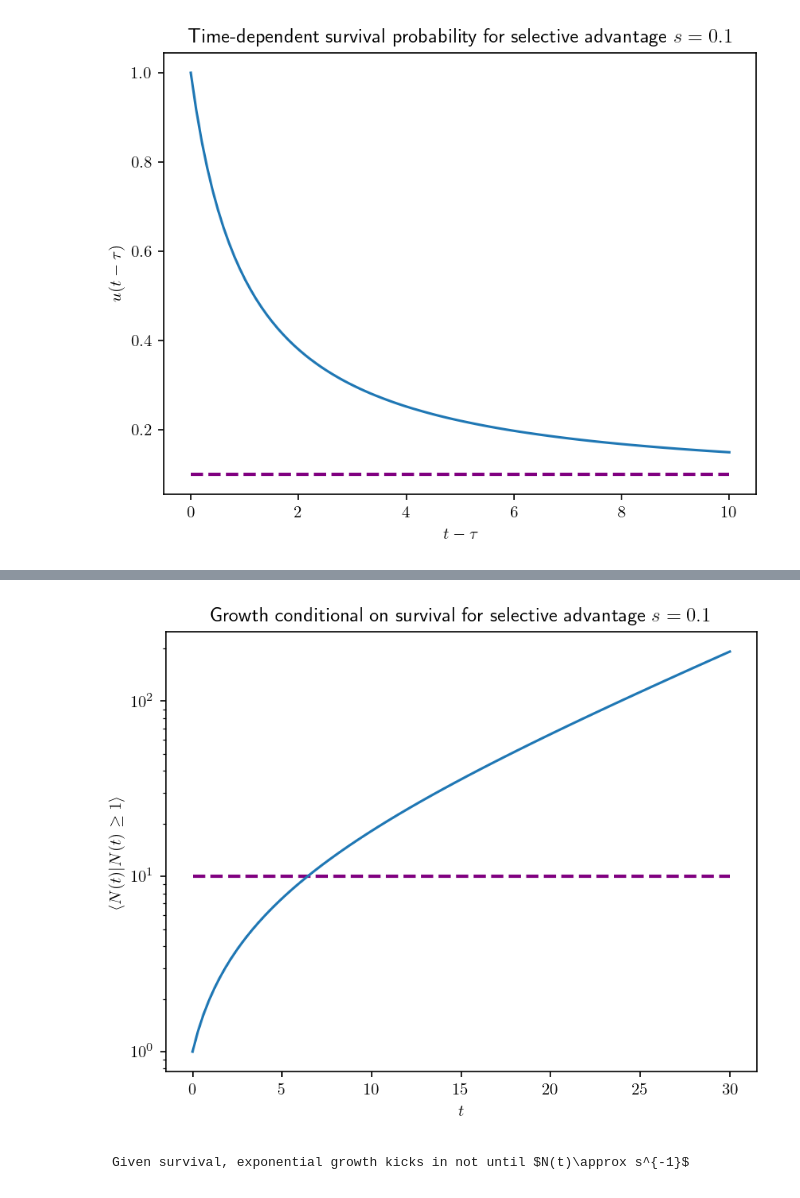
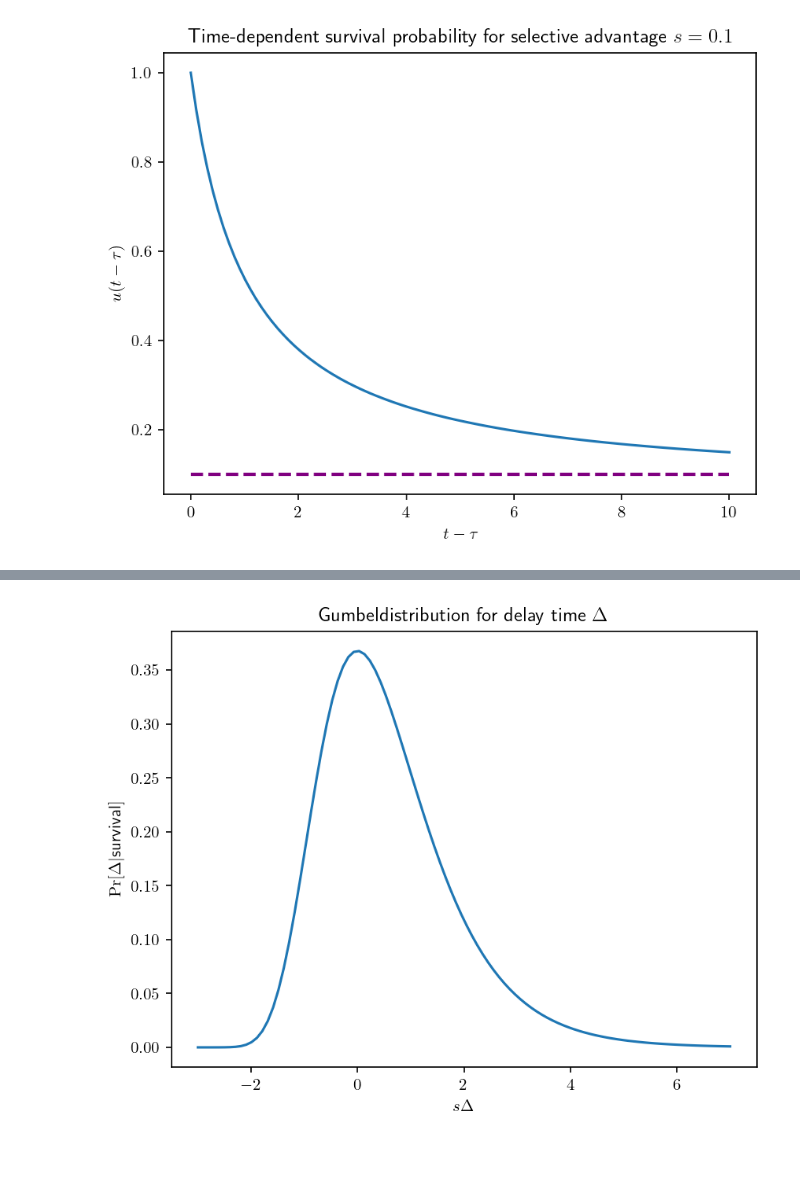
Before and after one commit to Hallatscheklab/PAM, a Jupyter notebook: _build/jupyter_execute/Branching-processes-nb.ipynb, the cells around one changed output, grey strips where cells are left out. Saved outputs shown, nothing was run; the diff lists cells and outputs as text; code cells hidden in the pictures; blank space fills up the shorter version.

````diff
--- a/_build/jupyter_execute/Branching-processes-nb.ipynb
+++ b/_build/jupyter_execute/Branching-processes-nb.ipynb
@@ -68,0 +84,27 @@ plt.show()
+# %%
+import numpy as np
+import matplotlib.pyplot as plt
+# allow TeX
+plt.rcParams['text.usetex'] = True
+plt.figure(dpi=150)
+
+s = 0.1
+tmax = 30
+t = np.linspace(start=0, stop=tmax, num=100)
+y = 1+(np.exp(s*t)-1)/s
+
+yapprox = np.exp(s*t)/s
+
+
+# Add title and axis names
+plt.title(r'Expected Growth conditional on survival for selective advantage $s = 0.1$')
+plt.xlabel(r'$t $')
+plt.ylabel(r'$\langle N(t)|N(t)\geq1 \rangle $')
+
+#plt.hlines(y = 1/s, xmin= 0 , xmax=tmax, colors='purple', linestyles='--', lw=2, label='s')
+
+plt.yscale("log")
+
+plt.plot(t, y)
+plt.plot(t, yapprox, color='purple', linestyle='dashed')
+plt.show()
@@ -112,29 +253,21 @@ $$  (mean abundance)
 # %%
 import numpy as np
 import matplotlib.pyplot as plt
 # allow TeX
 plt.rcParams['text.usetex'] = True
 plt.figure(dpi=150)
 
-s = 0.1
-tmax = 30
-t = np.linspace(start=0, stop=tmax, num=100)
-y = 1+(np.exp(s*t)-1)/s
+
+t = np.linspace(start=-3, stop=7, num=100)
+y = np.exp(-t-np.exp(-t))
 
 # Add title and axis names
-plt.title(r'Growth conditional on survival for selective advantage $s = 0.1$')
-plt.xlabel(r'$t $')
-plt.ylabel(r'$\langle N(t)|N(t)\geq1 \rangle $')
+plt.title(r'Gumbeldistribution for delay time $\Delta$')
+plt.xlabel(r'$s \Delta$')
+plt.ylabel(r'$\Pr[\Delta|$survival$]$')
 
-plt.hlines(y = 1/s, xmin= 0 , xmax=tmax, colors='purple', linestyles='--', lw=2, label='s')
-
-plt.yscale("log")
 
 plt.plot(t, y)
 plt.show()
 # %% [output]
-[figure, old version]
+[figure, new version]
-# %% [markdown]
-```{note}
-Given survival, exponential growth kicks in not until $N(t)\approx s^{-1}$
-```
````
Also changed, not shown: parts of 17 cells of this notebook, 35 other files.
